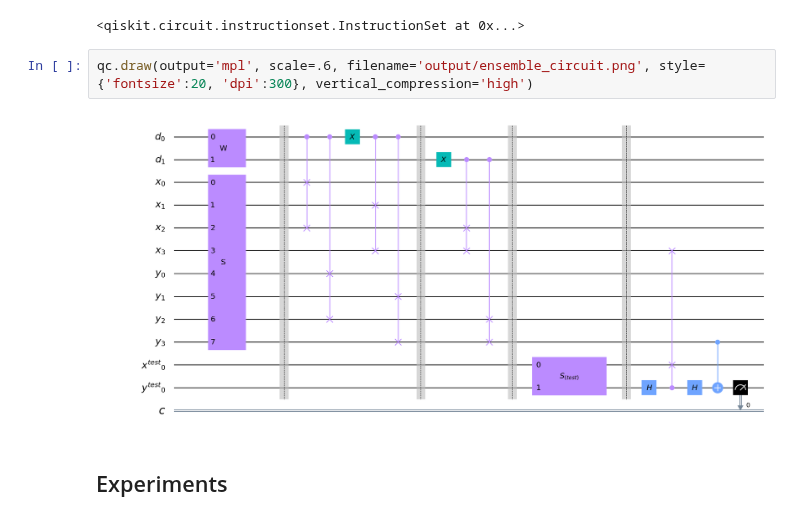
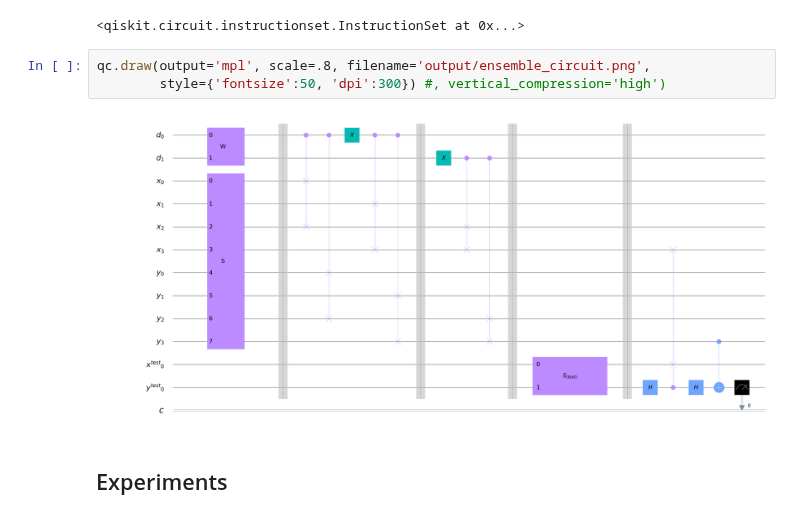
Before and after one commit to amacaluso/Quantum-Ensemble-for-Classification, a Jupyter notebook: Quantum Ensemble - Independent Trajectories.ipynb, the cells around one changed output. Saved outputs shown, nothing was run; the diff lists cells and outputs as text.

```diff
--- a/Quantum Ensemble - Independent Trajectories.ipynb
+++ b/Quantum Ensemble - Independent Trajectories.ipynb
@@ -195,9 +198,10 @@ qc.measure(label_test[0], c)
 # %% [output]
 <qiskit.circuit.instructionset.InstructionSet at 0x...>
 # %%
-qc.draw(output='mpl', scale=.6, filename='output/ensemble_circuit.png', style={'fontsize':20, 'dpi':300}, vertical_compression='high')
+qc.draw(output='mpl', scale=.8, filename='output/ensemble_circuit.png',
+        style={'fontsize':50, 'dpi':300}) #, vertical_compression='high')
 # %% [output]
-[figure, old version]
+[figure, new version]
 # %% [markdown]
 ## Experiments
 # %%
```
Also changed, not shown: parts of 10 cells of this notebook, 6 other files.
